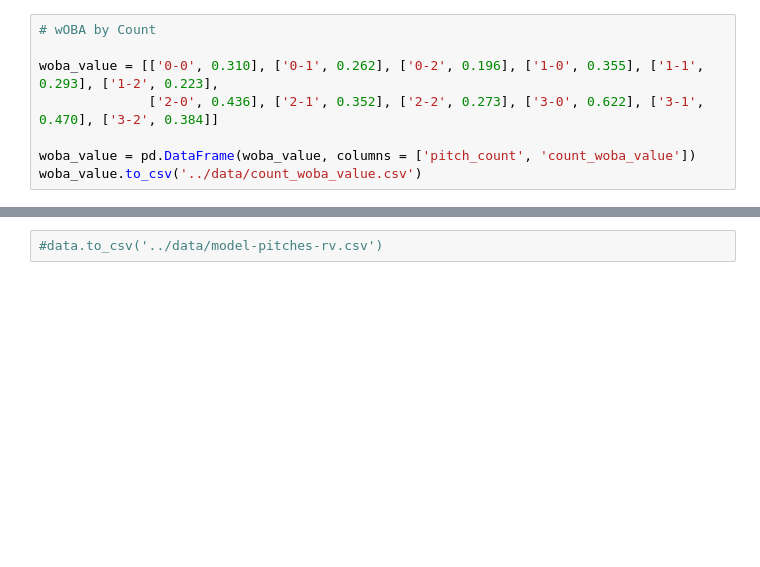
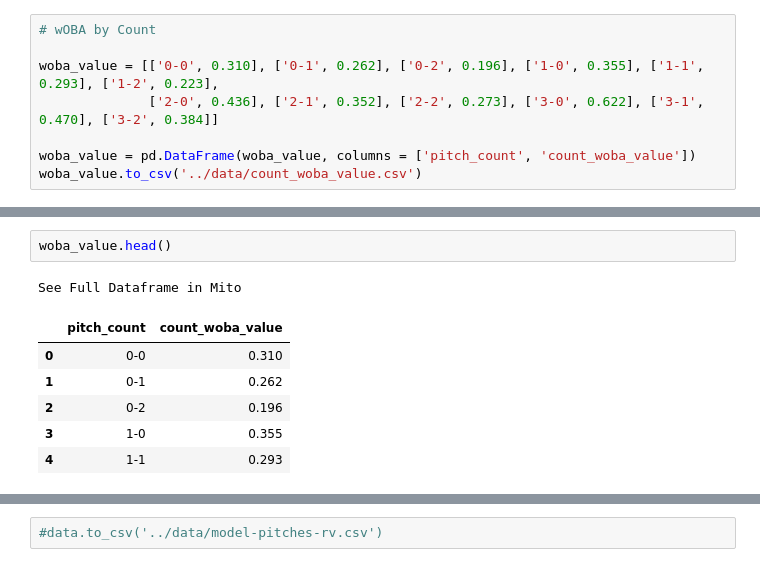
Before and after one commit to anthonyzurke/pitch-model, a Jupyter notebook: notebooks/model-data.ipynb, the cells around one changed output, grey strips where cells are left out. Saved outputs shown, nothing was run; the diff lists cells and outputs as text; blank space fills up the shorter version.

```diff
--- a/notebooks/model-data.ipynb
+++ b/notebooks/model-data.ipynb
@@ -108,0 +165,10 @@ See Full Dataframe in Mito
+# %%
+woba_value.head()
+# %% [output]
+See Full Dataframe in Mito
+|  | pitch_count | count_woba_value |
+| 0 | 0-0 | 0.310 |
+| 1 | 0-1 | 0.262 |
+| 2 | 0-2 | 0.196 |
+| 3 | 1-0 | 0.355 |
+| 4 | 1-1 | 0.293 |
```
Also changed, not shown: parts of 7 cells of this notebook, 4 other files.
